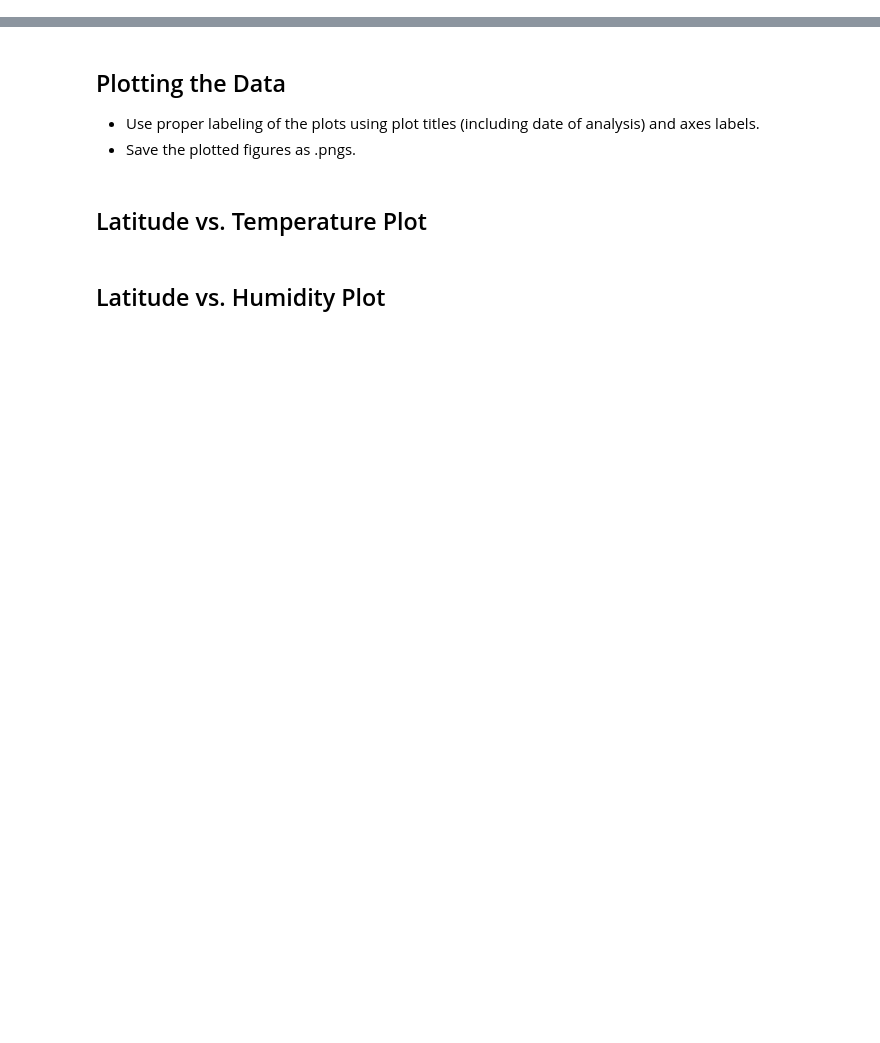
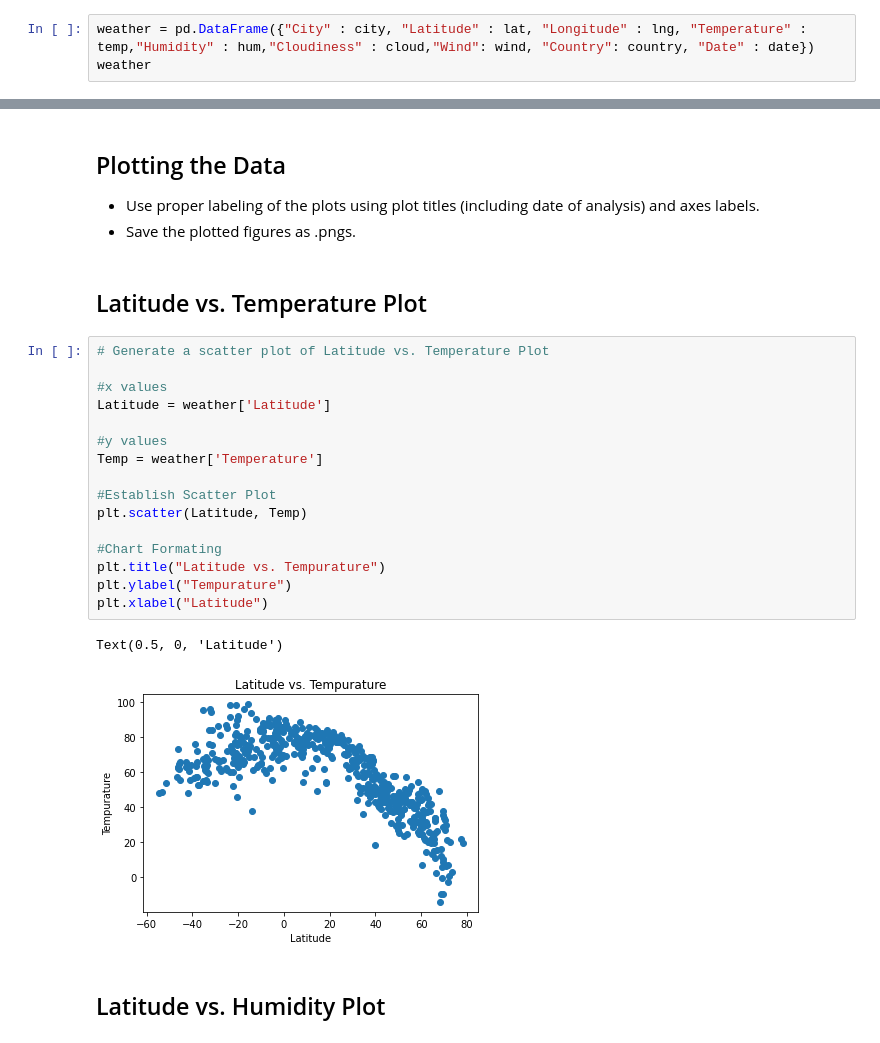
Before and after one commit to Sophstep2015/python-api-challenge, a Jupyter notebook: WeatherPy.ipynb, the cells around one changed output, grey strips where cells are left out. Cells and saved outputs as stored; diff of their text form; blank space fills up the shorter version.

```diff
--- a/WeatherPy.ipynb
+++ b/WeatherPy.ipynb
@@ -129,3 +129,6 @@ END
 ### Convert Raw Data to DataFrame
 * Export the city data into a .csv.
 * Display the DataFrame
+# %%
+weather = pd.DataFrame({"City" : city, "Latitude" : lat, "Longitude" : lng, "Temperature" : temp,"Humidity" : hum,"Cloudiness" : cloud,"Wind": wind, "Country": country, "Date" : date})
+weather
@@ -144,5 +162,24 @@ Skip this step if there are no cities that have humidity > 100%.
 * Save the plotted figures as .pngs.
 # %% [markdown]
 ## Latitude vs. Temperature Plot
+# %%
+# Generate a scatter plot of Latitude vs. Temperature Plot
+
+#x values
+Latitude = weather['Latitude']
+
+#y values
+Temp = weather['Temperature']
+
+#Establish Scatter Plot
+plt.scatter(Latitude, Temp)
+
+#Chart Formating
+plt.title("Latitude vs. Tempurature")
+plt.ylabel("Tempurature")
+plt.xlabel("Latitude")
+# %% [output]
+Text(0.5, 0, 'Latitude')
+[figure, added]
 # %% [markdown]
 ## Latitude vs. Humidity Plot
```
Also changed, not shown: parts of 10 cells of this notebook, 1 other file.
